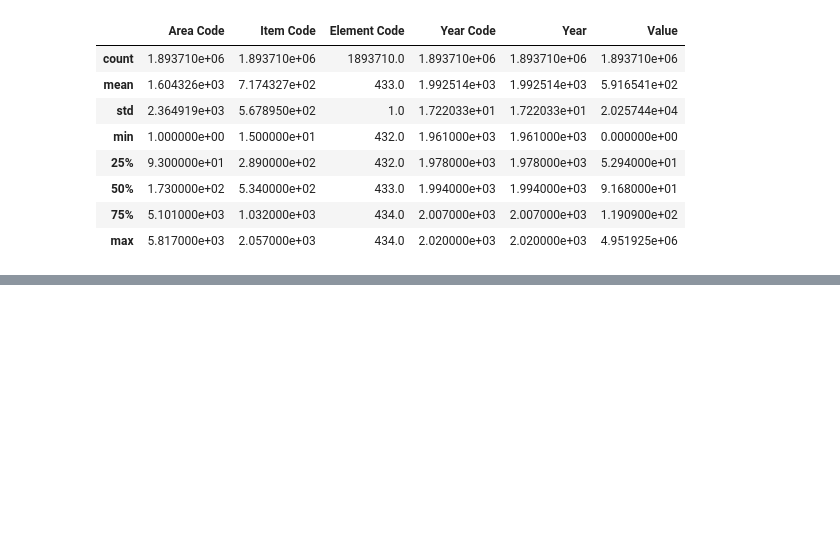
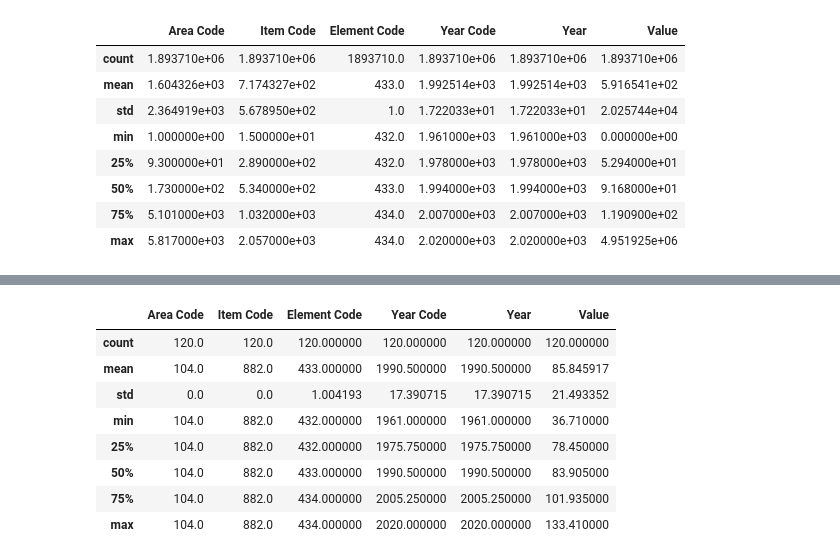
Before and after one commit to DrAmy-Data/CA2, a Jupyter notebook: CA2.ipynb, the cells around one changed output, grey strips where cells are left out. Drawn from its saved outputs; the diff is of its cells as text; code cells hidden in the pictures; blank space fills up the shorter version.

```diff
--- a/CA2.ipynb
+++ b/CA2.ipynb
@@ -135,0 +205,3 @@ rmc_df.head() # Look at the first five rows of data
+# %%
+# Looking at just the Ireland rmc data
+irl_df = rmc_df[rmc_df['Area'] == "Ireland"]
@@ -135,0 +238,12 @@ rmc_df.head() # Look at the first five rows of data
+# %%
+irl_df.describe() # description of the numeric data in the DataFrame
+# %% [output]
+|  | Area Code | Item Code | Element Code | Year Code | Year | Value |
+| count | 120.0 | 120.0 | 120.000000 | 120.000000 | 120.000000 | 120.000000 |
+| mean | 104.0 | 882.0 | 433.000000 | 1990.500000 | 1990.500000 | 85.845917 |
+| std | 0.0 | 0.0 | 1.004193 | 17.390715 | 17.390715 | 21.493352 |
+| min | 104.0 | 882.0 | 432.000000 | 1961.000000 | 1961.000000 | 36.710000 |
+| 25% | 104.0 | 882.0 | 432.000000 | 1975.750000 | 1975.750000 | 78.450000 |
+| 50% | 104.0 | 882.0 | 433.000000 | 1990.500000 | 1990.500000 | 83.905000 |
+| 75% | 104.0 | 882.0 | 434.000000 | 2005.250000 | 2005.250000 | 101.935000 |
+| max | 104.0 | 882.0 | 434.000000 | 2020.000000 | 2020.000000 | 133.410000 |
```
Also changed, not shown: parts of 15 cells of this notebook.
